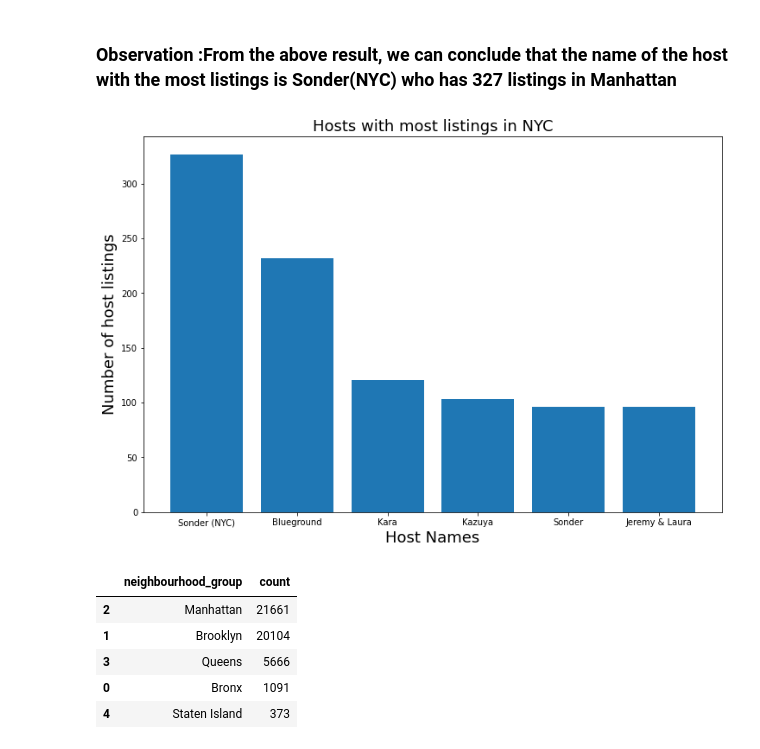
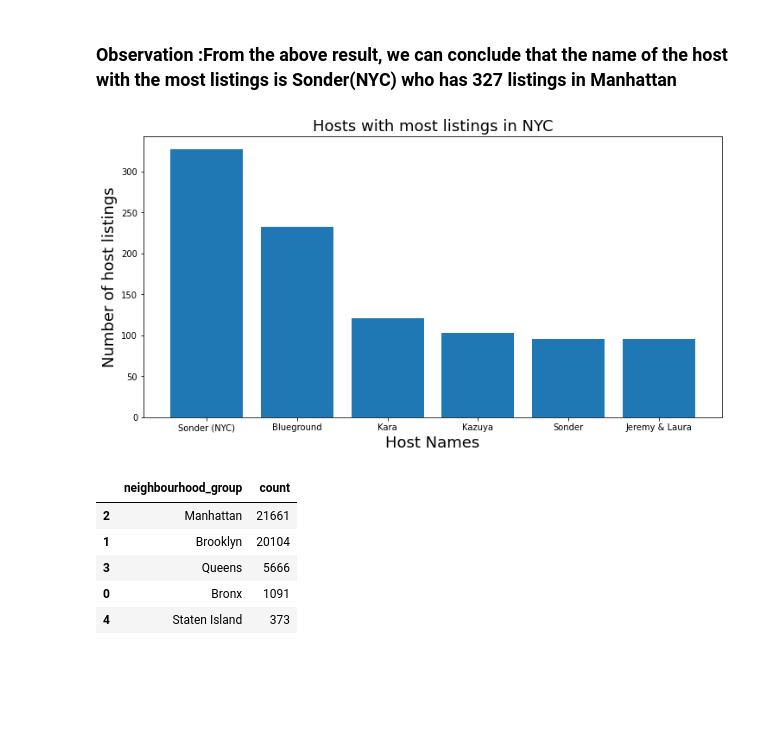
Before and after one commit to mehulbansal000111/Airbnb_bookings_analysis, a Jupyter notebook: Airbnb_Bookings_Analysis_Capstone_Project.ipynb, the cells around one changed output. Drawn from its saved outputs; the diff is of its cells as text; code cells hidden in the pictures; blank space fills up the shorter version.

```diff
--- a/Airbnb_Bookings_Analysis_Capstone_Project.ipynb
+++ b/Airbnb_Bookings_Analysis_Capstone_Project.ipynb
@@ -189,16 +212,16 @@ top_hosts
 ### Observation :From the above result, we can conclude that the name of the host with the most listings is **Sonder(NYC)** who has **327 listings** in **Manhattan**
 # %%
 # Visualizing the hosts with most listings.
-plt.rcParams['figure.figsize'] = (12,8)
+plt.rcParams['figure.figsize'] = (12,6)
 host_name = top_hosts['host_name']
 host_lisitng = top_hosts['calculated_host_listings_count']
 plt.bar(host_name,host_lisitng)
 plt.title('Hosts with most listings in NYC',{'fontsize':18})
 plt.xlabel('Host Names',{'fontsize':18})
 plt.ylabel('Number of host listings',{'fontsize':18})
 plt.show()
 # %% [output]
-[figure, old version]
+[figure, new version]
 # %%
 # Number of Airbnb listed in each neighbourhood
 data =airbnb_data_new.groupby(['neighbourhood_group'])['id'].count().reset_index().rename(columns = {'id':'count'}).sort_values(by='count', ascending = False)
```
Also changed, not shown: parts of 17 cells of this notebook.
